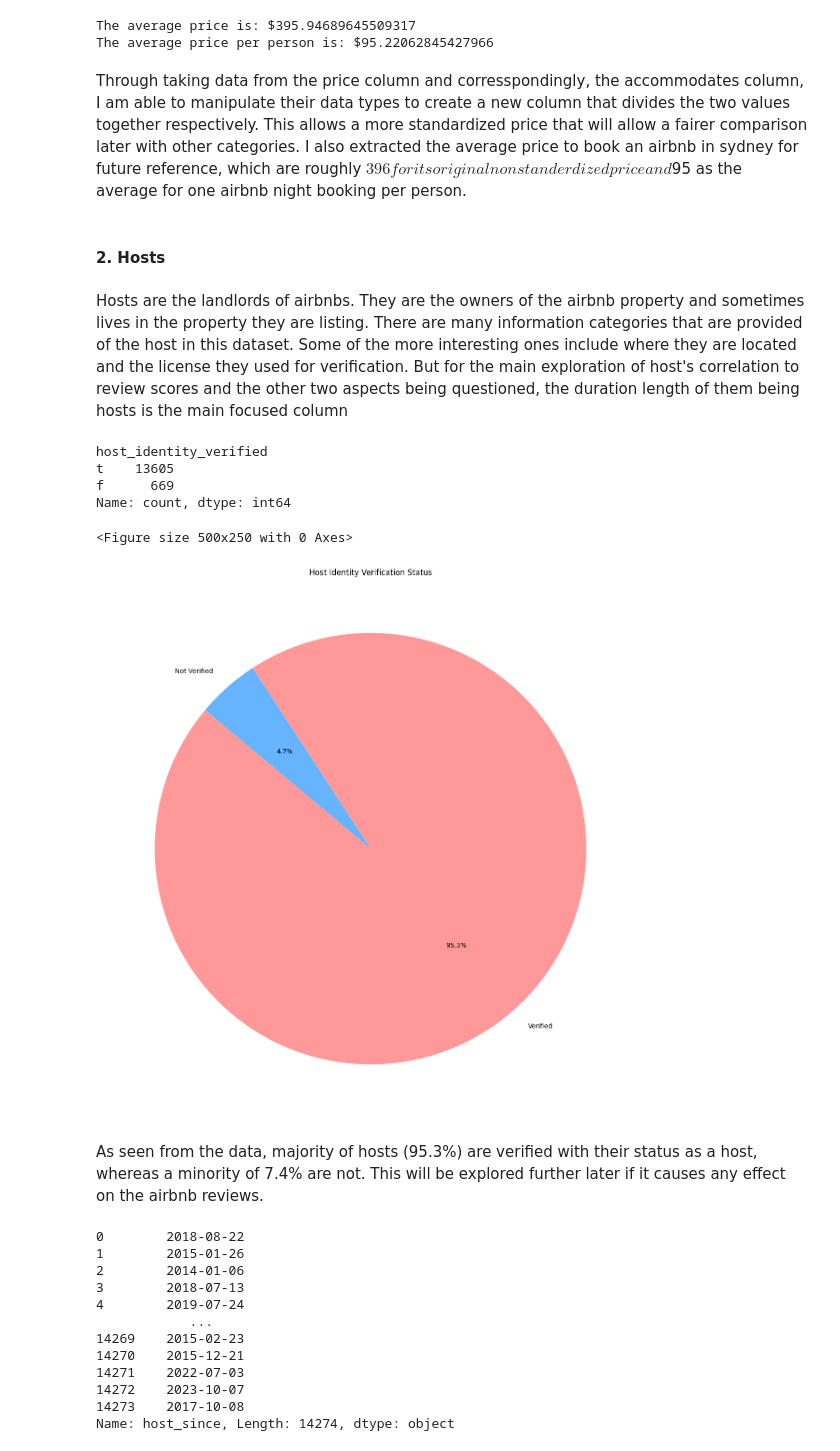
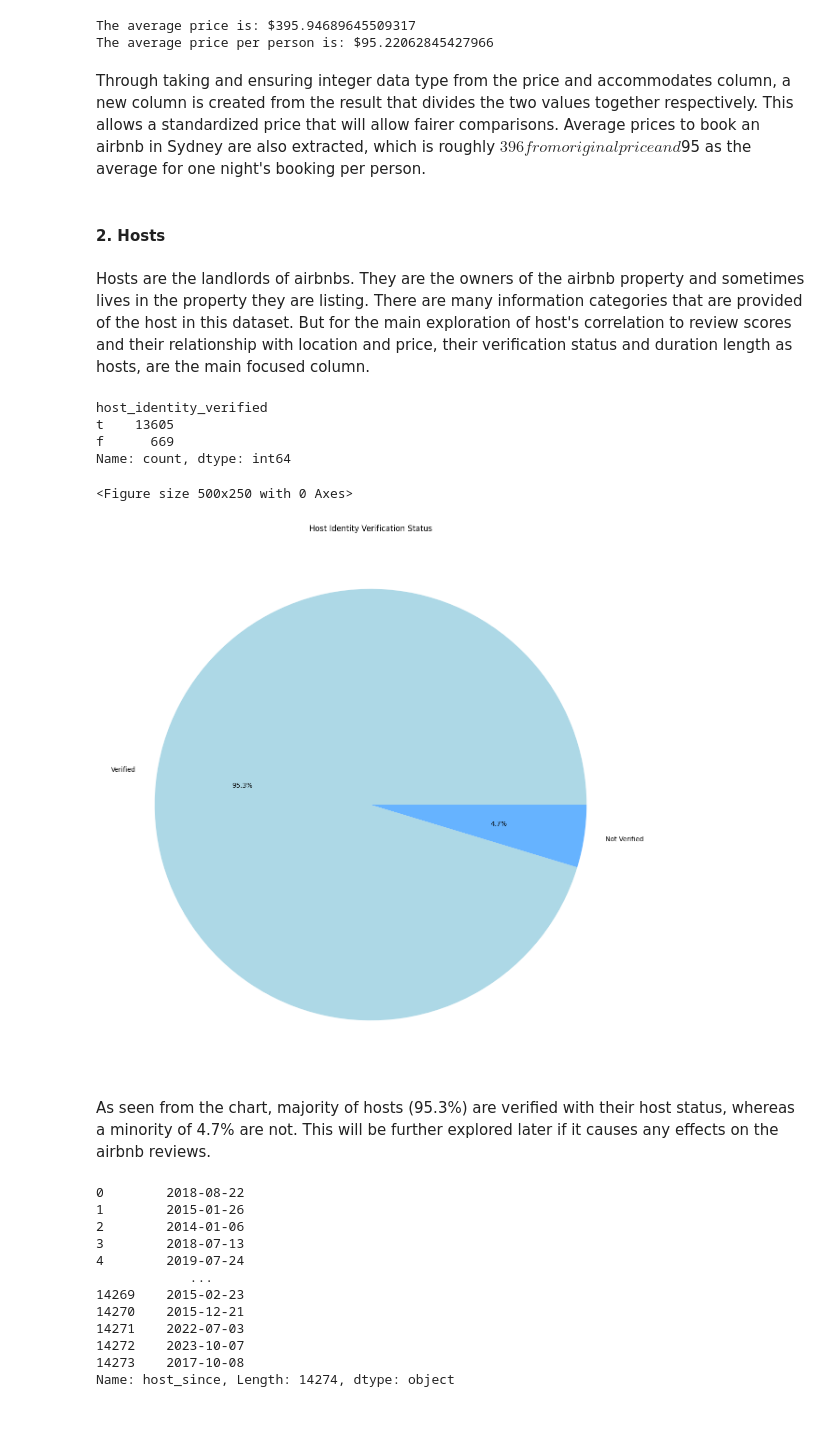
Before and after one commit to karenstevani/data_project, a Jupyter notebook: finaldataproject.ipynb, the cells around one changed output. Saved outputs shown, nothing was run; the diff lists cells and outputs as text; code cells hidden in the pictures; blank space fills up the shorter version.

```diff
--- a/finaldataproject.ipynb
+++ b/finaldataproject.ipynb
@@ -153,11 +147,11 @@ print(f"The average price per person is: ${average_standard_price}")
 The average price is: $395.94689645509317
 The average price per person is: $95.22062845427966
 # %% [markdown]
-Through taking data from the price column and corresspondingly, the accommodates column, I am able to manipulate their data types to create a new column that divides the two values together respectively. This allows a more standardized price that will allow a fairer comparison later with other categories. I also extracted the average price to book an airbnb in sydney for future reference, which are roughly $396 for its original non standerdized price and $95 as the average for one airbnb night booking per person.
+Through taking and ensuring integer data type from the price and accommodates column, a new column is created from the result that divides the two values together respectively. This allows a standardized price that will allow fairer comparisons. Average prices to book an airbnb in Sydney are also extracted, which is roughly $396 from original price and $95 as the average for one night's booking per person.
 # %% [markdown]
 #### 2. Hosts
 # %% [markdown]
-Hosts are the landlords of airbnbs. They are the owners of the airbnb property and sometimes lives in the property they are listing. There are many information categories that are provided of the host in this dataset. Some of the more interesting ones include where they are located and the license they used for verification. But for the main exploration of host's correlation to review scores and the other two aspects being questioned, the duration length of them being hosts is the main focused column
+Hosts are the landlords of airbnbs. They are the owners of the airbnb property and sometimes lives in the property they are listing. There are many information categories that are provided of the host in this dataset. But for the main exploration of host's correlation to review scores and their relationship with location and price, their verification status and duration length as hosts, are the main focused column.
 # %%
 listing_data.host_identity_verified.value_counts()
 # %% [output]
@@ -168,17 +162,17 @@ Name: count, dtype: int64
 # %%
 data = {'Status': ['Verified', 'Not Verified'], 'Count': [13605, 669]}
 licensepie = pd.DataFrame(data)
 
 plt.figure(figsize=(5, 2.5))
-licensepie.set_index('Status').plot.pie(y='Count', autopct='%1.1f%%', colors=['#ff9999','#66b3ff'], legend=False, startangle=140)
+licensepie.set_index('Status').plot.pie(y='Count', autopct='%1.1f%%', colors=['#ADD8E6','#66b3ff'], legend=False, startangle=0)
 plt.title('Host Identity Verification Status')
 plt.ylabel('')
 plt.show()
 # %% [output]
 <Figure size 500x250 with 0 Axes>
-[figure, old version]
+[figure, new version]
 # %% [markdown]
-As seen from the data, majority of hosts (95.3%) are verified with their status as a host, whereas a minority of 7.4% are not. This will be explored further later if it causes any effect on the airbnb reviews.
+As seen from the chart, majority of hosts (95.3%) are verified with their host status, whereas a minority of 4.7% are not. This will be further explored later if it causes any effects on the airbnb reviews.
 # %%
 listing_data.host_since
 # %% [output]
```
Also changed, not shown: parts of 58 cells of this notebook.
